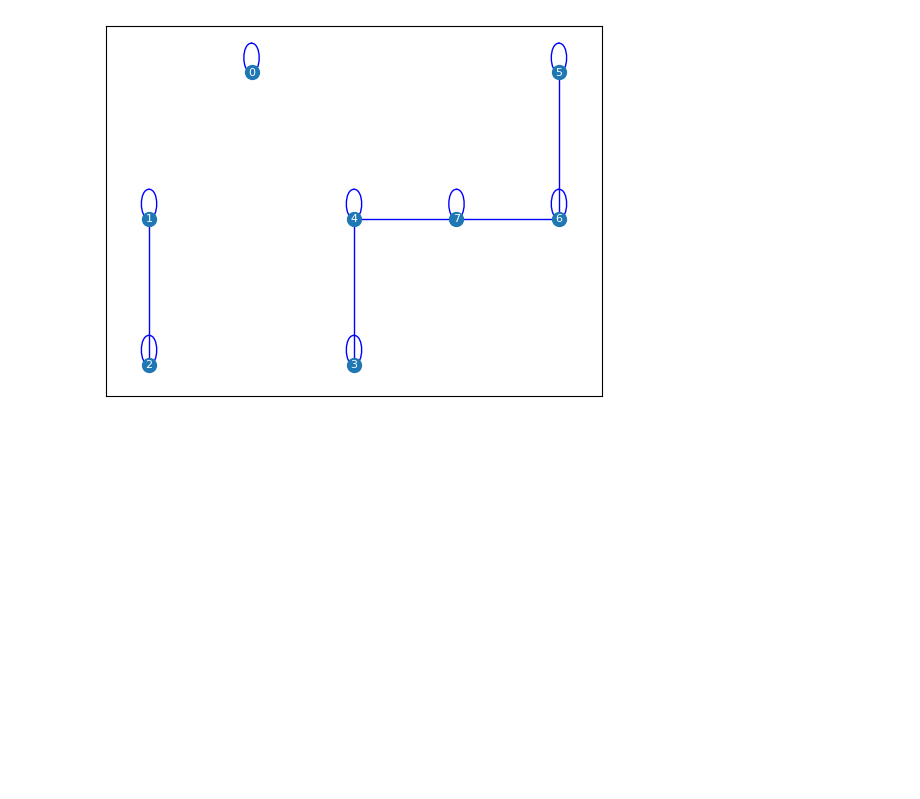
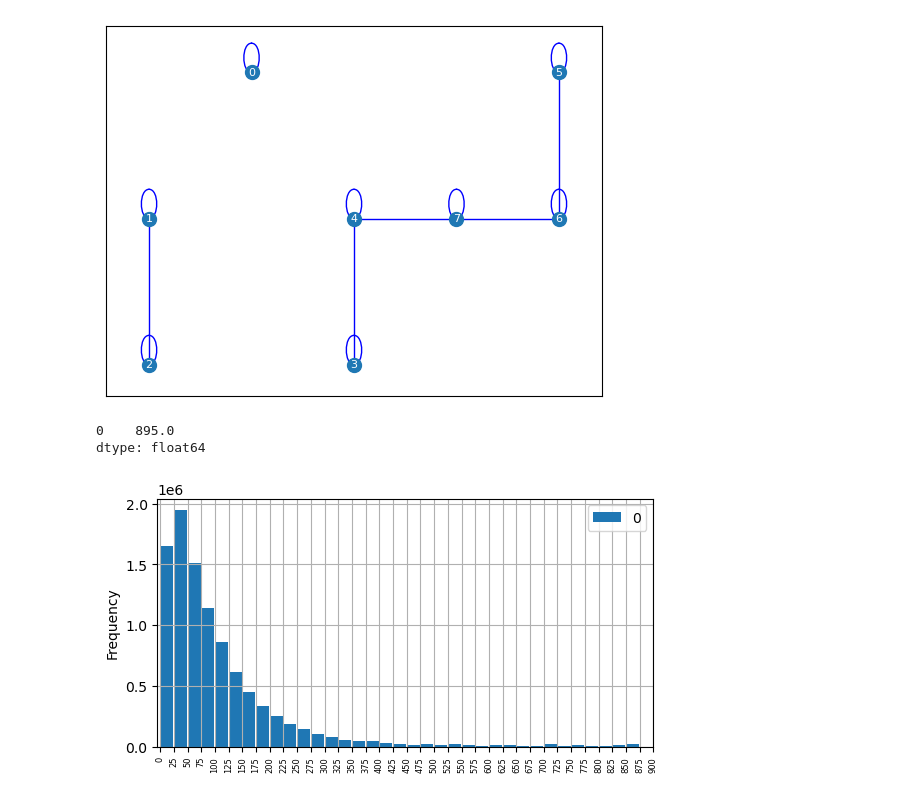
Before and after one commit to whybear0510/aegnn, a Jupyter notebook: scratch.ipynb, the cells around one changed output. Saved outputs shown, nothing was run; the diff lists cells and outputs as text; code cells hidden in the pictures; blank space fills up the shorter version.

```diff
--- a/scratch.ipynb
+++ b/scratch.ipynb
@@ -1542,3 +1542,47 @@ tensor([[0, 1, 2, 1, 2, 3, 4, 3, 4, 7, 5, 6, 5, 6, 7, 4, 6, 7],
 tensor([[0, 1, 1, 2, 2, 3, 3, 4, 4, 4, 5, 5, 6, 6, 6, 7, 7, 7],
         [0, 1, 2, 1, 2, 3, 4, 3, 4, 7, 5, 6, 5, 6, 7, 4, 6, 7]])
 [figure]
+# %%
+import torch
+from torch import tensor
+import torch_geometric
+from torch_geometric.data import Data
+from torch_geometric.utils import degree
+import pandas as pd
+import aegnn
+from tqdm import tqdm
+
+device = 'cpu'
+
+data_module = aegnn.datasets.NCars(batch_size=1, shuffle=False)
+data_module.setup()
+data_loader = data_module.val_dataloader(num_workers=16).__iter__()
+
+ds = []
+for i, sample in enumerate(tqdm(data_loader)):
+    # if i==10: break
+    ds.append(degree(sample.edge_index[0,:]))
+final_ds = torch.cat(ds).tolist()
+ds_pd = pd.DataFrame(final_ds)
+# %%
+import matplotlib.pyplot as plt
+from matplotlib.pyplot import MultipleLocator
+import numpy as np
+
+max = ds_pd.max()
+print(max)
+step = 25
+
+
+range = np.arange(stop=895, step=step)
+ds_pd.plot.hist(grid=True, bins=range, rwidth=0.9, align='mid')
+x_major_locator = MultipleLocator(step)
+ax = plt.gca()
+plt.xticks(rotation=90, size=6)
+ax.set_box_aspect(0.5)
+ax.set_xlim((-5,900))
+ax.xaxis.set_major_locator(x_major_locator)
+# %% [output]
+0    895.0
+dtype: float64
+[figure, added]
```
Also changed, not shown: parts of 1 cell of this notebook.
